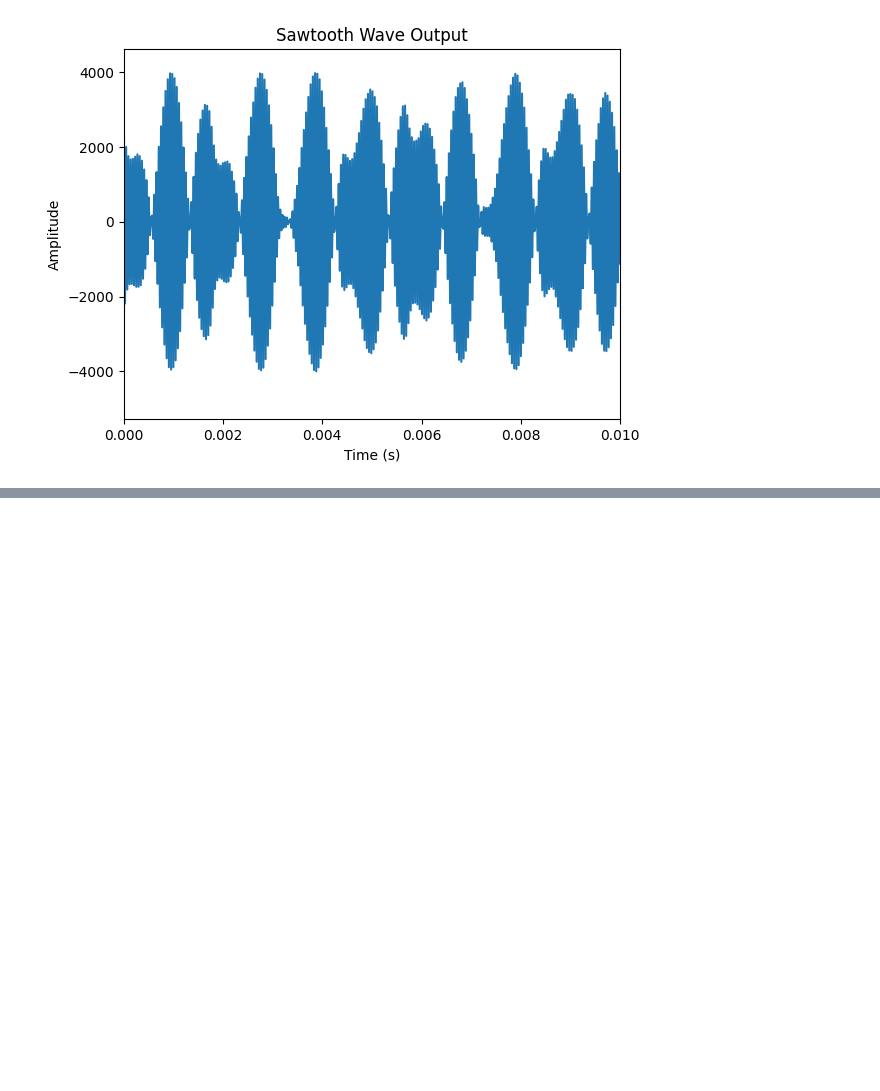
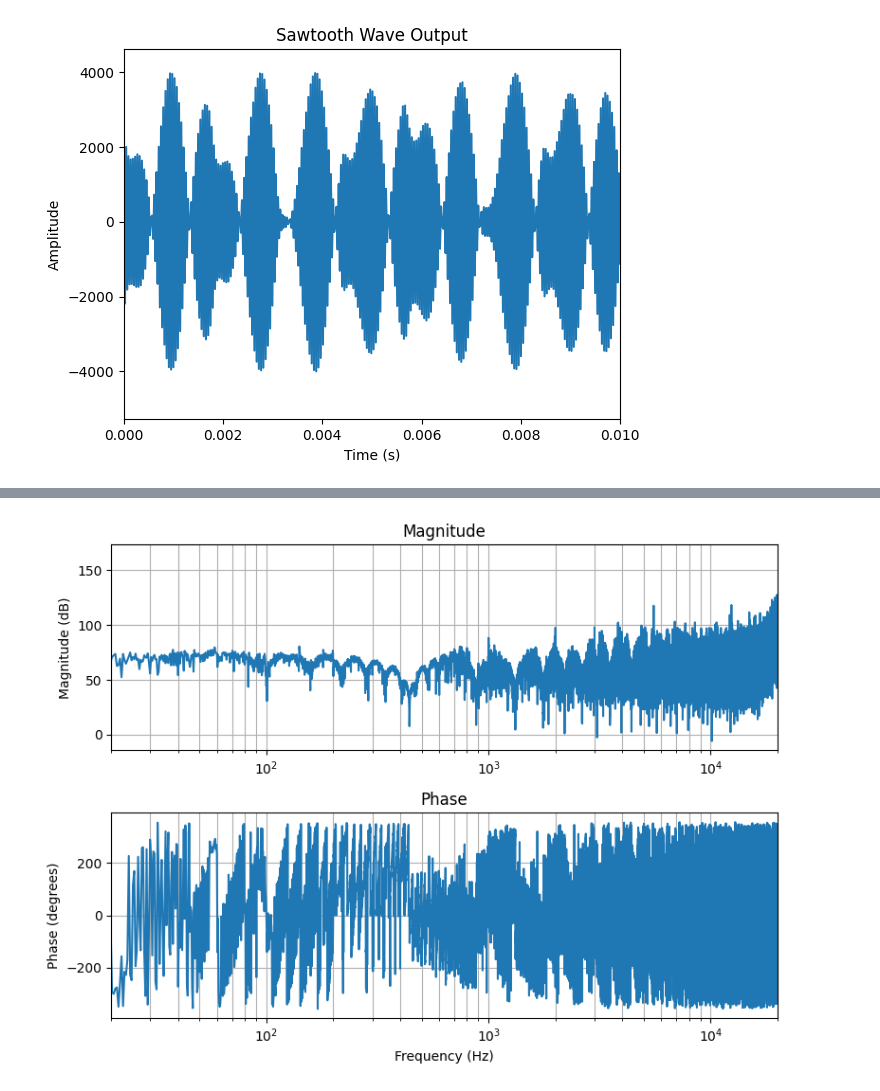
Before and after one commit to alejozeta/TP-AM3, a Jupyter notebook: sawtooth.ipynb, the cells around one changed output, grey strips where cells are left out. Drawn from its saved outputs; the diff is of its cells as text; code cells hidden in the pictures; blank space fills up the shorter version.

```diff
--- a/sawtooth.ipynb
+++ b/sawtooth.ipynb
@@ -78,0 +86,27 @@ plot_bode(frequencies, magnitude, phase)
+# %%
+def compute_frequency_responce(sawtooth, sawtooth_out, sample_rate):
+    # Perform FFT
+    N = len(sawtooth)
+    yf = fft(sawtooth)
+    yf_out = fft(sawtooth_out)
+
+    # obtener frecuencias
+    xf = fftfreq(N, 1 / sample_rate)
+
+    # Calcular magnitud y fase
+    magnitude = np.abs(yf_out) / np.abs(yf)
+    phase = np.angle(yf_out) - np.angle(yf)
+
+    return xf[:N // 2], magnitude[:N // 2], phase[:N // 2] # devolver solo frecuencias positivas
+
+# Dibuja el diagrama de Bode
+if len(sawtooth) != len(sawtooth_out):
+    if len(sawtooth) > len(sawtooth_out):
+        sawtooth = sawtooth[:len(sawtooth_out)]
+    else:
+        sawtooth_out = sawtooth_out[:len(sawtooth)]
+
+sawtooth_frequencies, sawtooth_magnitude, sawtooth_phase = compute_frequency_responce(sawtooth, sawtooth_out, sawtooth_rate)
+plot_bode(sawtooth_frequencies, sawtooth_magnitude, sawtooth_phase)
+# %% [output]
+[figure, added]
```
Also changed, not shown: parts of 2 cells of this notebook, 24 other files.
